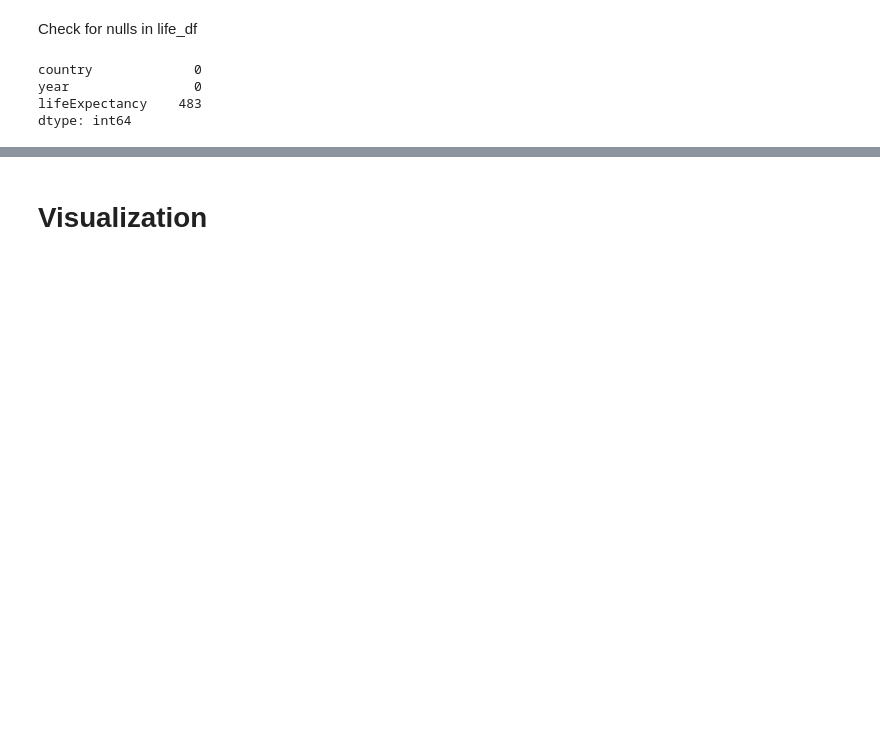
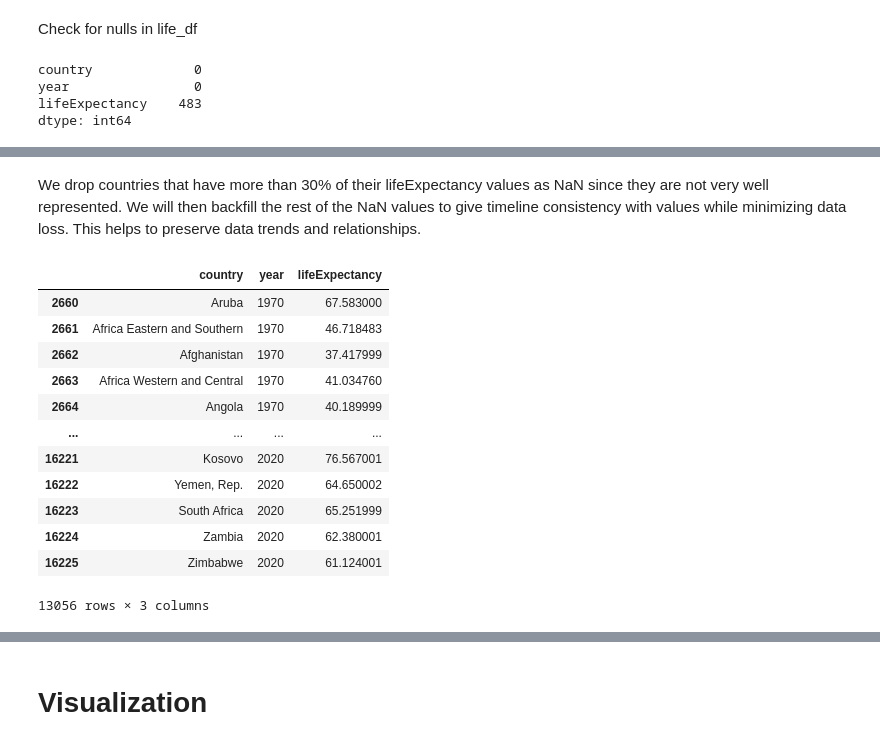
Before and after one commit to bdog18/TOOL1_FINAL_PROJECT, a Jupyter notebook: final.ipynb, the cells around one changed output, grey strips where cells are left out. Drawn from its saved outputs; the diff is of its cells as text; code cells hidden in the pictures; blank space fills up the shorter version.

```diff
--- a/final.ipynb
+++ b/final.ipynb
@@ -158,3 +68,22 @@ Set datatypes of columns
+# %%
+terror_df = terror_df.astype({
+    "year": "int32",  #year
+    "country": "object",  #country name (country name for the year the event occurred is recorded)
+    "region": "object",  #region the attack occurred in
+    "criterion1": "int32",  #criterion 1: POLITICAL, ECONOMIC, RELIGIOUS, OR SOCIAL GOAL (binary: 0=no, 1=yes)
+    "criterion2": "int32",  #criterion 2: INTENTION TO COERCE, INTIMIDATE OR PUBLICIZE TO LARGER AUDIENCE(S) (binary: 0=no, 1=yes)
+    "success": "int32",  #was there tangible effects of the attack (binary: 0=no, 1=yes)
+    "attackType1": "object",  #name of attack type
+    "targetType": "object",  #target type name
+    "isGroupSuspected": "float64",  #main perpetrator group confirmed (binary: 0=unconfirmed, 1=suspected)
+    "isAttackClaimed": "float64",  #group claimed responsibility for attack (binary: 0=no, 1=yes)
+    "weaponType1": "object",  #weapon type name
+    "propertyDamage": "float64",  #property damage occured  (binary: 0=no, 1=yes)
+    "propertyDamageCost": "float64",  #cost of property damage occurred
+    "isHostageKidnap": "float64",  #did hostages or kidnapping occur (0=no, 1=yes, -9=unknown)
+    "ransomDemanded": "float64",  #was ransom demanded (0=no, 1=yes, -9=unknown, null=N/A)
+    "ransomAmount": "float64" #ransom amount demanded
+})
 # %% [markdown]
 This dataset comes from the World Bank Group and is a breakdown of Life Expectancy at Birth for countries, regions, and socio-economic classes. It has data from 1960-2022.
 
@@ -204,7 +135,7 @@ life_df.rename(columns={
 Retype columns to appropriate values
 # %%
 life_df = life_df.astype({
-    "country": "category",
+    "country": "object",
     "year": "int32",
     "lifeExpectancy": "float32",
 })
@@ -263,0 +410,7 @@ dtype: int64
+# %%
+# Filter the DataFrame to find rows where lifeExpectancy is NaN
+countries_with_nan = life_df[life_df['lifeExpectancy'].isna()]
+
+# Group by country and count the number of NaN values in each
+nan_counts = countries_with_nan.groupby('country', observed=False).size()
+nan_counts[nan_counts > 0]
@@ -263,0 +434,26 @@ dtype: int64
+# %% [markdown]
+We drop countries that have more than 30% of their lifeExpectancy values as NaN since they are not very well represented.
+We will then backfill the rest of the NaN values to give timeline consistency with values while minimizing data loss. This helps to preserve data trends and relationships.
+# %%
+#determine what countries are missing more than 30% of their values and drop them from the dataframe
+countries_to_drop = nan_counts[nan_counts > 0.30 * 50].index.tolist()
+life_df = life_df[~life_df['country'].isin(countries_to_drop)]
+
+#backfill remaining missing values
+life_df = life_df.bfill()
+
+life_df.isna().sum()
+# %% [output]
+|  | country | year | lifeExpectancy |
+| 2660 | Aruba | 1970 | 67.583000 |
+| 2661 | Africa Eastern and Southern | 1970 | 46.718483 |
+| 2662 | Afghanistan | 1970 | 37.417999 |
+| 2663 | Africa Western and Central | 1970 | 41.034760 |
+| 2664 | Angola | 1970 | 40.189999 |
+| ... | ... | ... | ... |
+| 16221 | Kosovo | 2020 | 76.567001 |
+| 16222 | Yemen, Rep. | 2020 | 64.650002 |
+| 16223 | South Africa | 2020 | 65.251999 |
+| 16224 | Zambia | 2020 | 62.380001 |
+| 16225 | Zimbabwe | 2020 | 61.124001 |
+13056 rows × 3 columns
```
Also changed, not shown: parts of 38 cells of this notebook.
